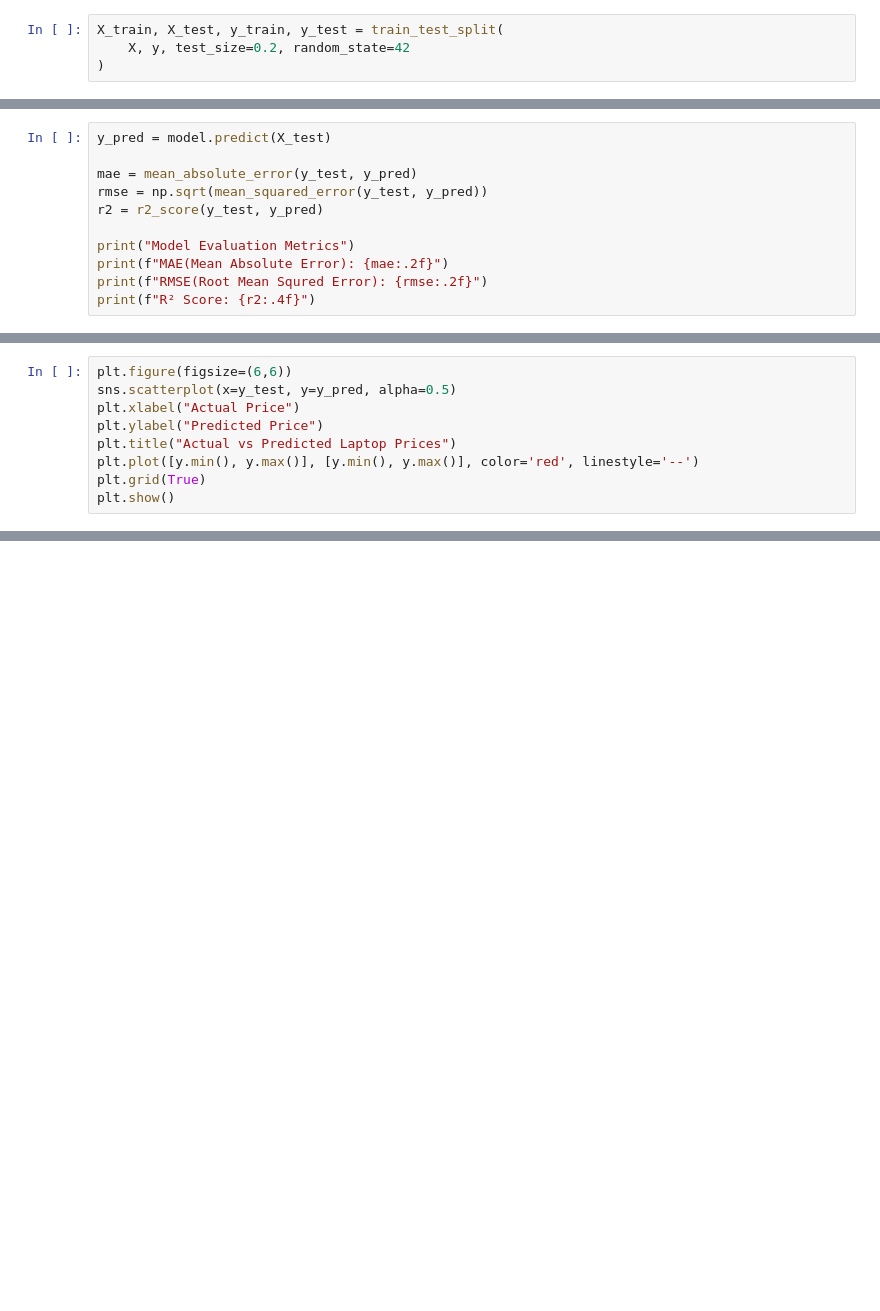
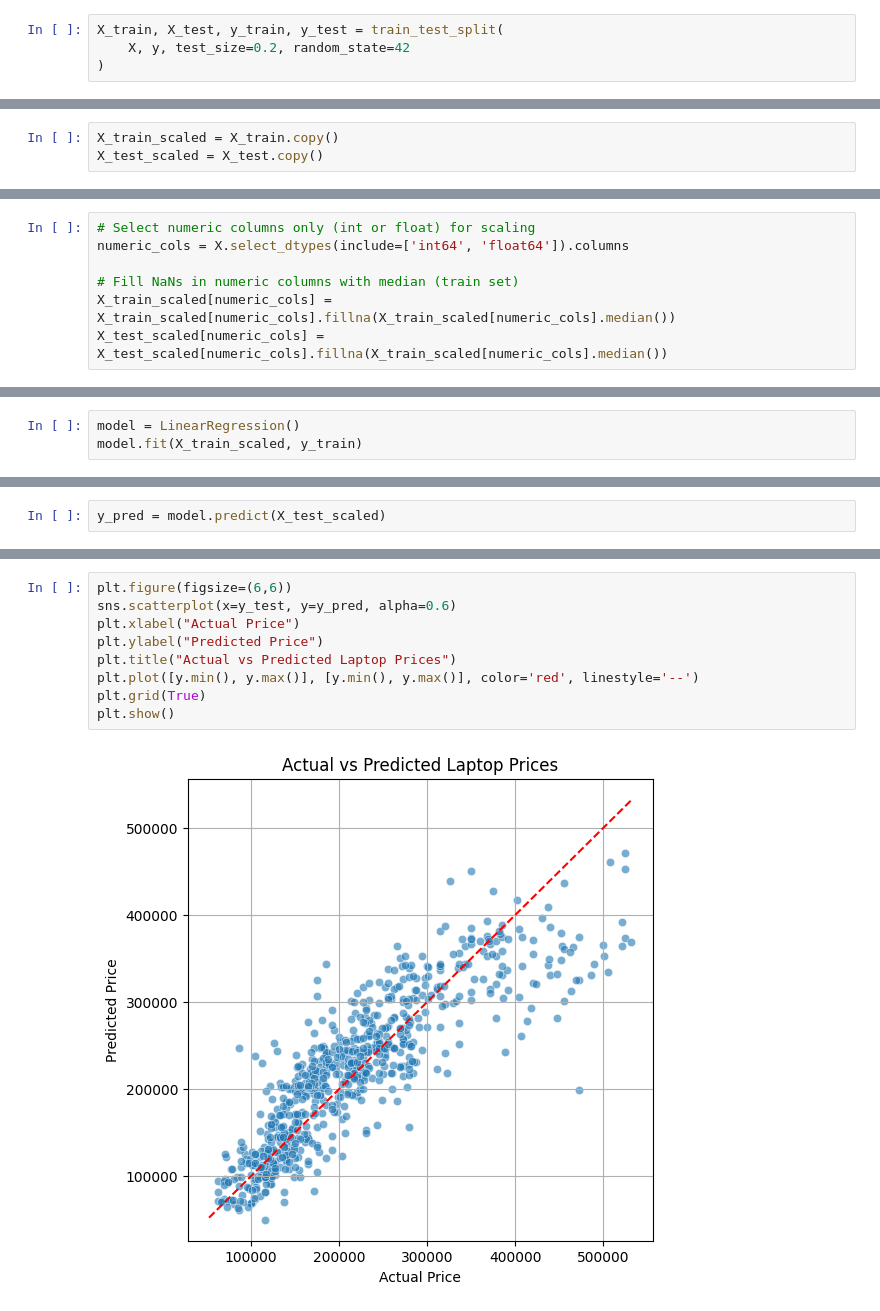
Before and after one commit to Dunith2002/Laptop_Price_Predictor, a Jupyter notebook: notebooks/FC211046_Dulakshi/model_training.ipynb, the cells around one changed output, grey strips where cells are left out. Cells and saved outputs as stored; diff of their text form; blank space fills up the shorter version.

```diff
--- a/notebooks/FC211046_Dulakshi/model_training.ipynb
+++ b/notebooks/FC211046_Dulakshi/model_training.ipynb
@@ -34,11 +40,3 @@ LinearRegression()
 # %%
-y_pred = model.predict(X_test)
-
-mae = mean_absolute_error(y_test, y_pred)
-rmse = np.sqrt(mean_squared_error(y_test, y_pred))
-r2 = r2_score(y_test, y_pred)
-
-print("Model Evaluation Metrics")
-print(f"MAE(Mean Absolute Error): {mae:.2f}")
-print(f"RMSE(Root Mean Squred Error): {rmse:.2f}")
-print(f"R² Score: {r2:.4f}")
+X_train_scaled = X_train.copy()
+X_test_scaled = X_test.copy()
@@ -50,9 +45,7 @@ R² Score: 0.8513
 # %%
-plt.figure(figsize=(6,6))
-sns.scatterplot(x=y_test, y=y_pred, alpha=0.5)
-plt.xlabel("Actual Price")
-plt.ylabel("Predicted Price")
-plt.title("Actual vs Predicted Laptop Prices")
-plt.plot([y.min(), y.max()], [y.min(), y.max()], color='red', linestyle='--')
-plt.grid(True)
-plt.show()
+# Select numeric columns only (int or float) for scaling
+numeric_cols = X.select_dtypes(include=['int64', 'float64']).columns
+
+# Fill NaNs in numeric columns with median (train set)
+X_train_scaled[numeric_cols] = X_train_scaled[numeric_cols].fillna(X_train_scaled[numeric_cols].median())
+X_test_scaled[numeric_cols] = X_test_scaled[numeric_cols].fillna(X_train_scaled[numeric_cols].median())
@@ -60,0 +54,3 @@ plt.show()
+# %%
+model = LinearRegression()
+model.fit(X_train_scaled, y_train)
@@ -60,0 +61,2 @@ plt.show()
+# %%
+y_pred = model.predict(X_test_scaled)
@@ -60,0 +81,11 @@ plt.show()
+# %%
+plt.figure(figsize=(6,6))
+sns.scatterplot(x=y_test, y=y_pred, alpha=0.6)
+plt.xlabel("Actual Price")
+plt.ylabel("Predicted Price")
+plt.title("Actual vs Predicted Laptop Prices")
+plt.plot([y.min(), y.max()], [y.min(), y.max()], color='red', linestyle='--')
+plt.grid(True)
+plt.show()
+# %% [output]
+[figure, added]
```
Also changed, not shown: parts of 17 cells of this notebook, 4 other files.
